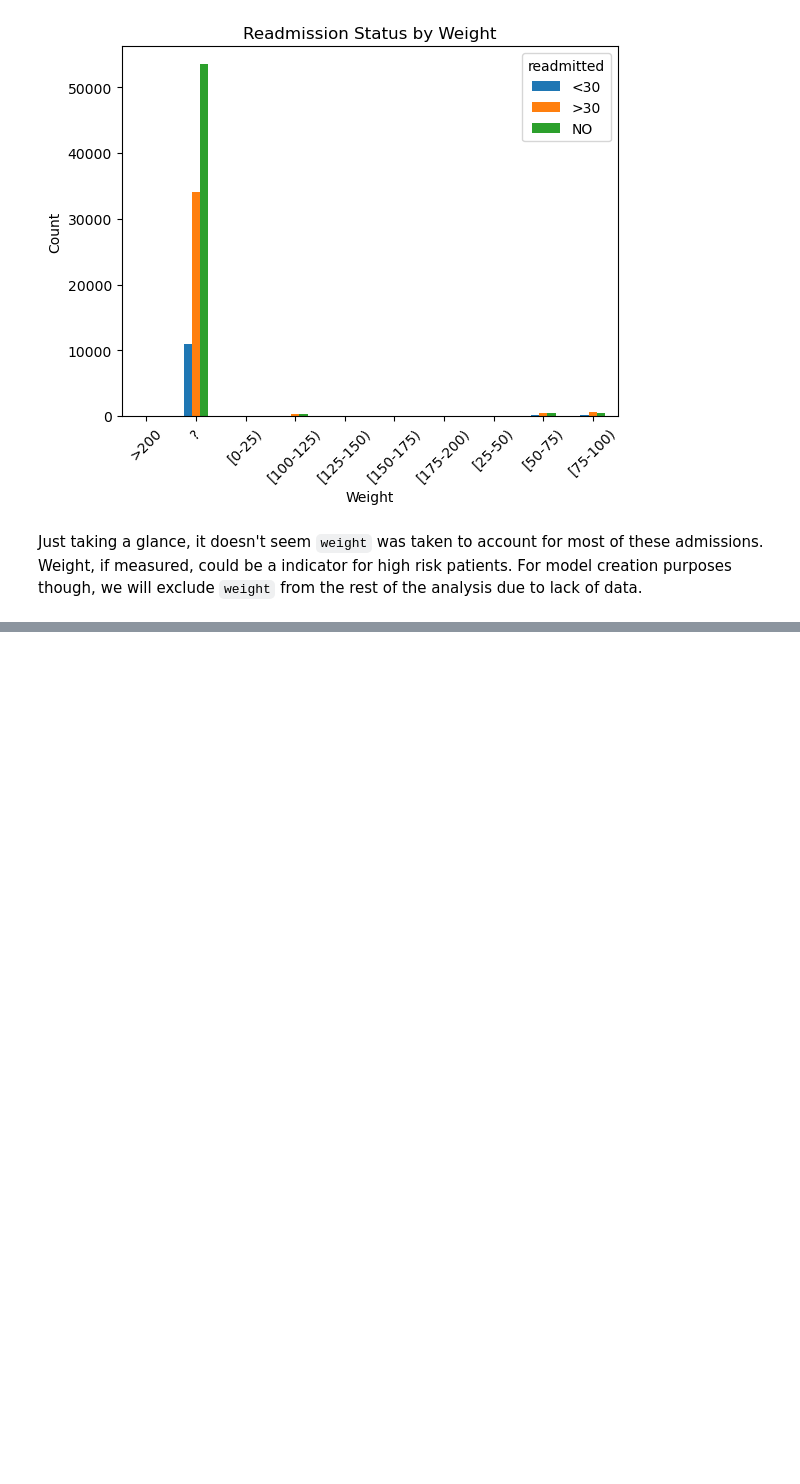
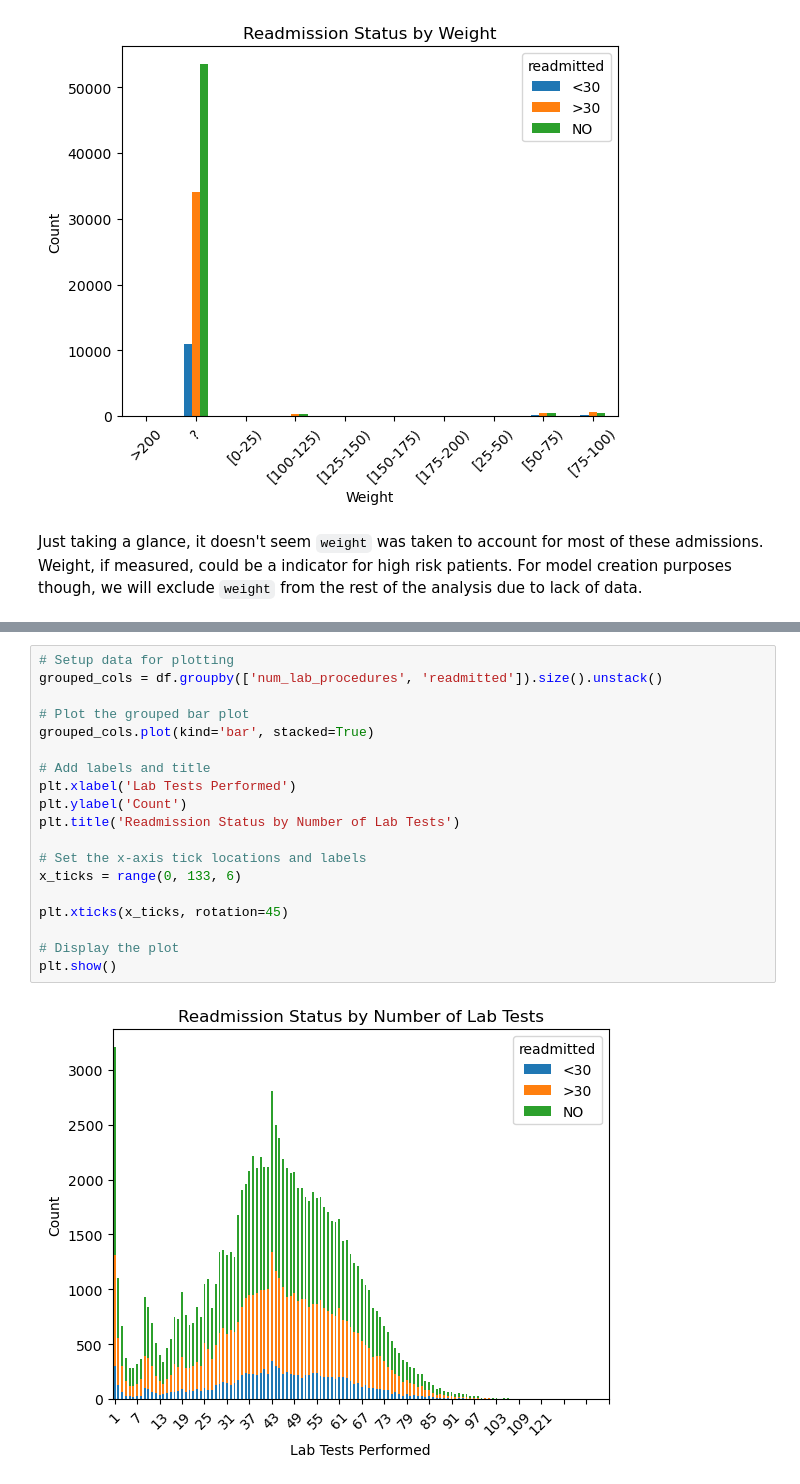
Before and after one commit to cjmagana/predicting_readmission_diabetes, a Jupyter notebook: predicting_readmission_diabetes.ipynb, the cells around one changed output, grey strips where cells are left out. Cells and saved outputs as stored; diff of their text form; blank space fills up the shorter version.

```diff
--- a/predicting_readmission_diabetes.ipynb
+++ b/predicting_readmission_diabetes.ipynb
@@ -390,0 +500,21 @@ Just taking a glance, it doesn't seem `weight` was taken to account for most of
+# %%
+# Setup data for plotting
+grouped_cols = df.groupby(['num_lab_procedures', 'readmitted']).size().unstack()
+
+# Plot the grouped bar plot
+grouped_cols.plot(kind='bar', stacked=True)
+
+# Add labels and title
+plt.xlabel('Lab Tests Performed')
+plt.ylabel('Count')
+plt.title('Readmission Status by Number of Lab Tests')
+
+# Set the x-axis tick locations and labels
+x_ticks = range(0, 133, 6)
+
+plt.xticks(x_ticks, rotation=45)
+
+# Display the plot
+plt.show()
+# %% [output]
+[figure, added]
```
Also changed, not shown: parts of 63 cells of this notebook.
